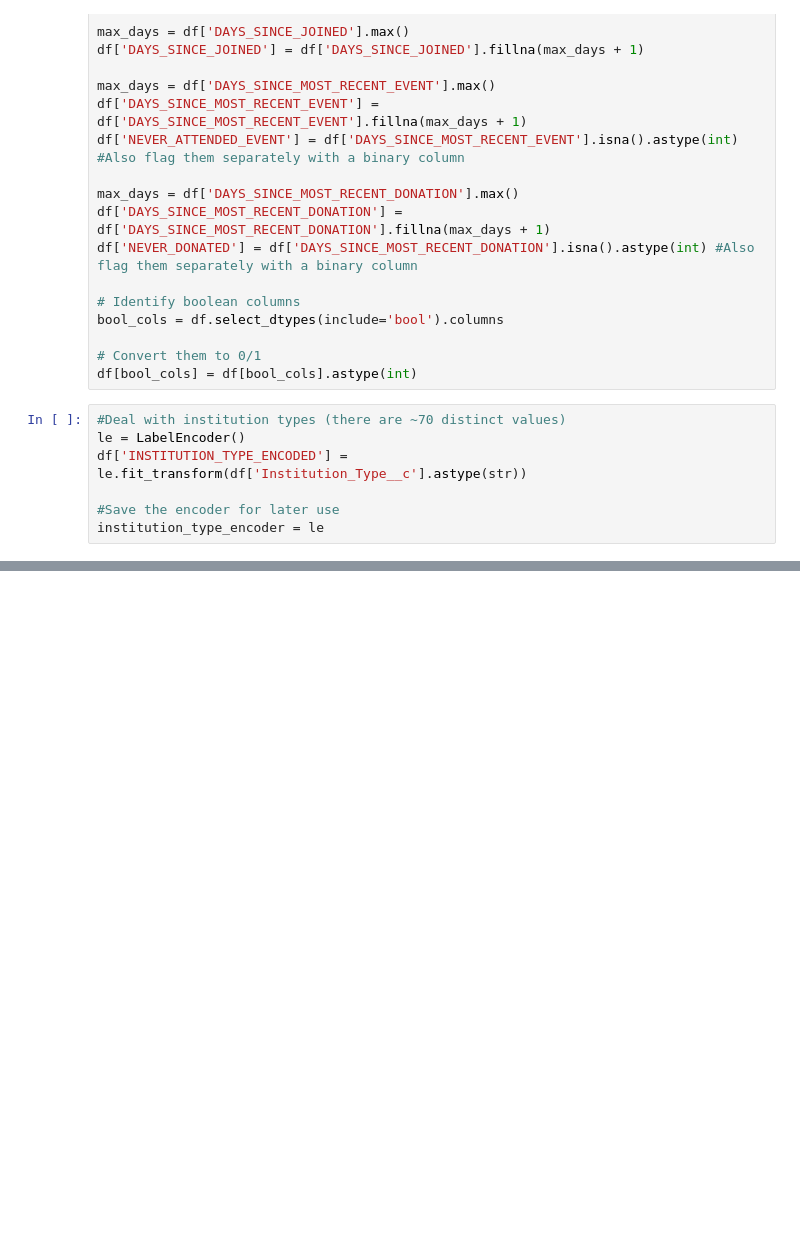
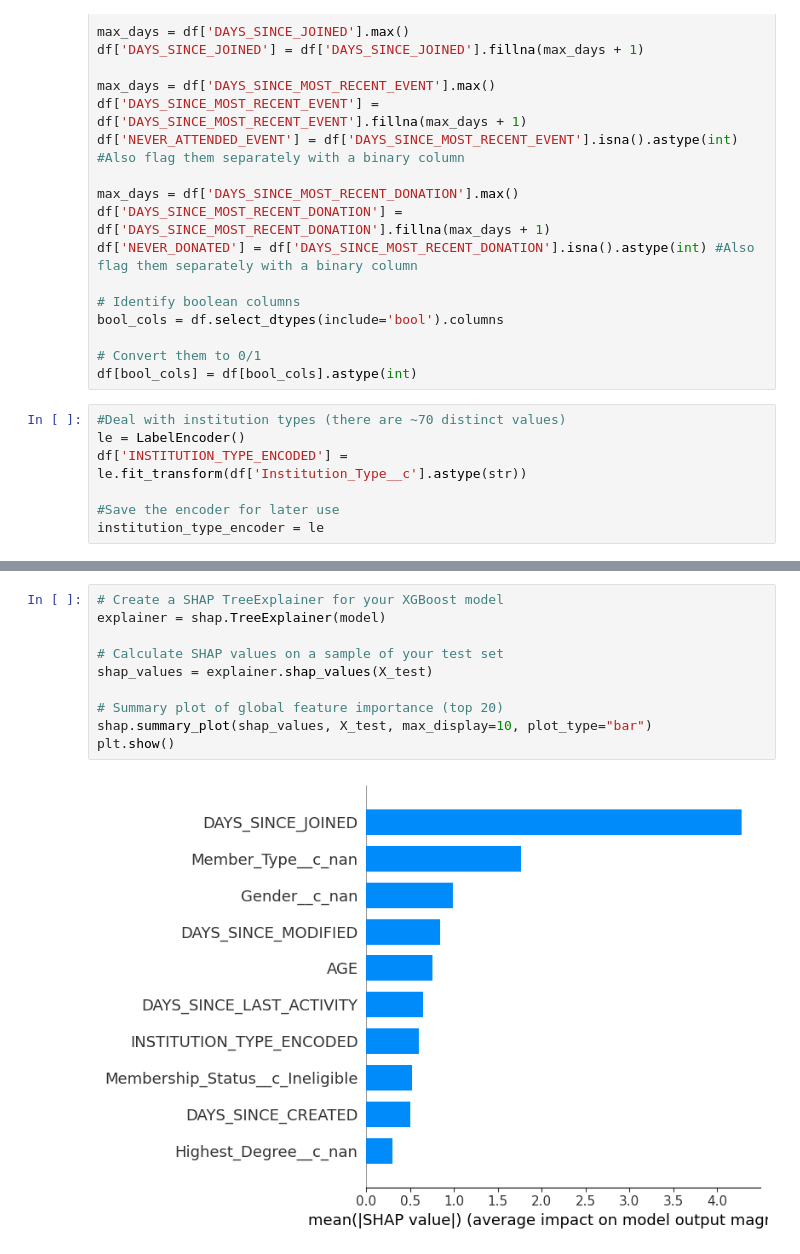
Before and after one commit to maxbicking/Data-Science-Portfolio, a Jupyter notebook: Member Churn/Member Churn.ipynb, the cells around one changed output, grey strips where cells are left out. Drawn from its saved outputs; the diff is of its cells as text; blank space fills up the shorter version.

```diff
--- a/Member Churn/Member Churn.ipynb
+++ b/Member Churn/Member Churn.ipynb
@@ -86,0 +166,12 @@ shap.summary_plot(shap_values, X_test, max_display=20)
+# %%
+# Create a SHAP TreeExplainer for your XGBoost model
+explainer = shap.TreeExplainer(model)
+
+# Calculate SHAP values on a sample of your test set
+shap_values = explainer.shap_values(X_test)
+
+# Summary plot of global feature importance (top 20)
+shap.summary_plot(shap_values, X_test, max_display=10, plot_type="bar")
+plt.show()
+# %% [output]
+[figure, added]
```
Also changed, not shown: parts of 8 cells of this notebook.
